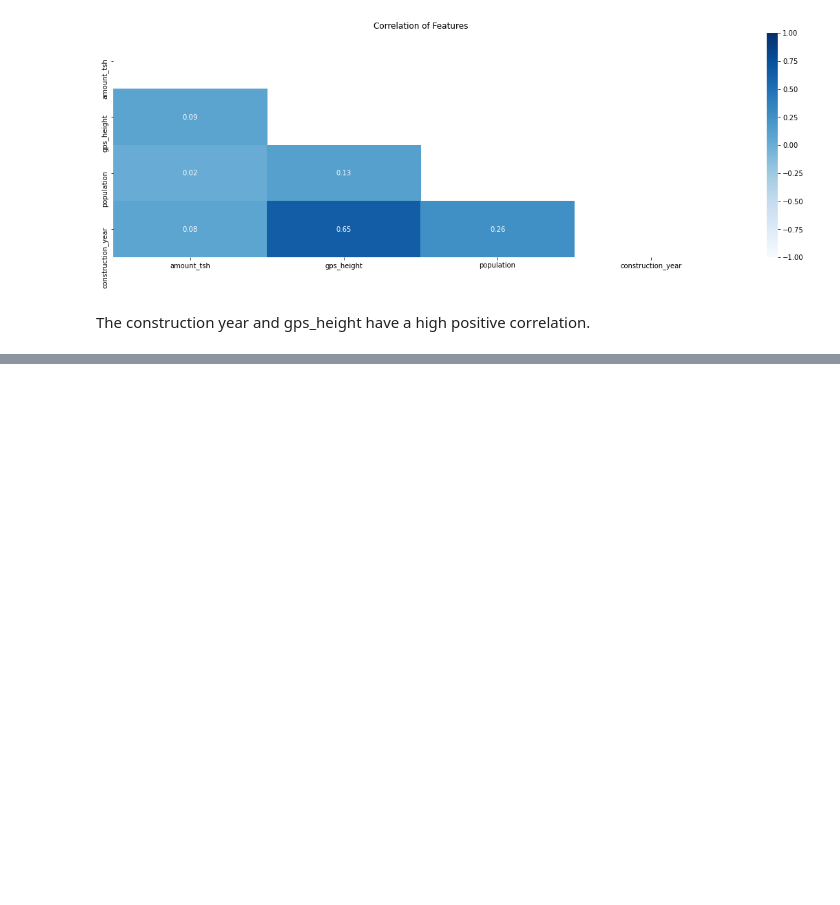
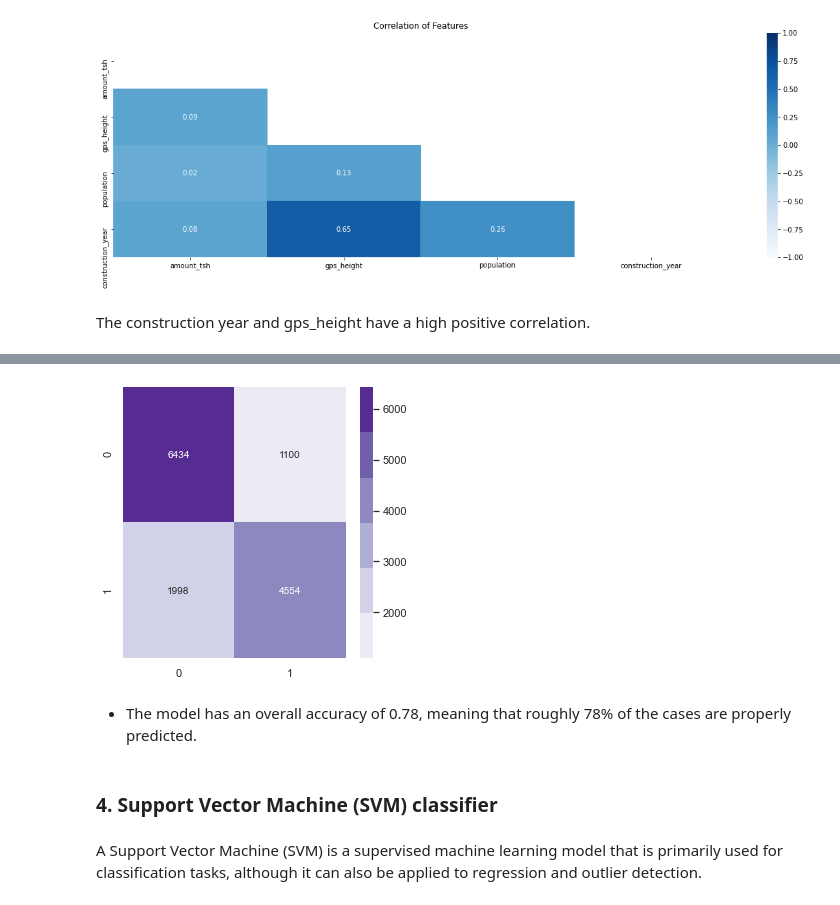
Before and after one commit to paulngatia/PHASE-3-PROJECT, a Jupyter notebook: index.ipynb, the cells around one changed output, grey strips where cells are left out. Saved outputs shown, nothing was run; the diff lists cells and outputs as text; code cells hidden in the pictures; blank space fills up the shorter version.

```diff
--- a/index.ipynb
+++ b/index.ipynb
@@ -755,0 +945,12 @@ The construction year and gps_height have a high positive correlation.
+# %%
+# Create a pipeline with a StandardScaler and a RandomForestClassifier.
+rf = Pipeline([('scaler', StandardScaler()),
+                  ('rf', RandomForestClassifier(random_state=42))])
+# fit the pipeline to the training data
+rf.fit(X_train, y_train);
+# make predictions on the test data
+y_pred_rf = rf.predict(X_test)
+
+# Generate and print the classification report
+print("Classification Report:")
+print(classification_report(y_test, y_pred_rf))
@@ -755,0 +967,12 @@ The construction year and gps_height have a high positive correlation.
+# %%
+# plot the confusion matrix
+plt.figure(figsize=(5,5))
+sns.heatmap(confusion_matrix(y_test, y_pred_rf), annot=True, fmt='g', cmap=color_palette);
+# %% [output]
+[figure, added]
+# %% [markdown]
+- The model has an overall accuracy of 0.78, meaning that roughly 78% of the cases are properly predicted.
+# %% [markdown]
+### 4. Support Vector Machine (SVM) classifier
+# %% [markdown]
+A Support Vector Machine (SVM) is a supervised machine learning model that is primarily used for classification tasks, although it can also be applied to regression and outlier detection.
```
Also changed, not shown: parts of 45 cells of this notebook.
